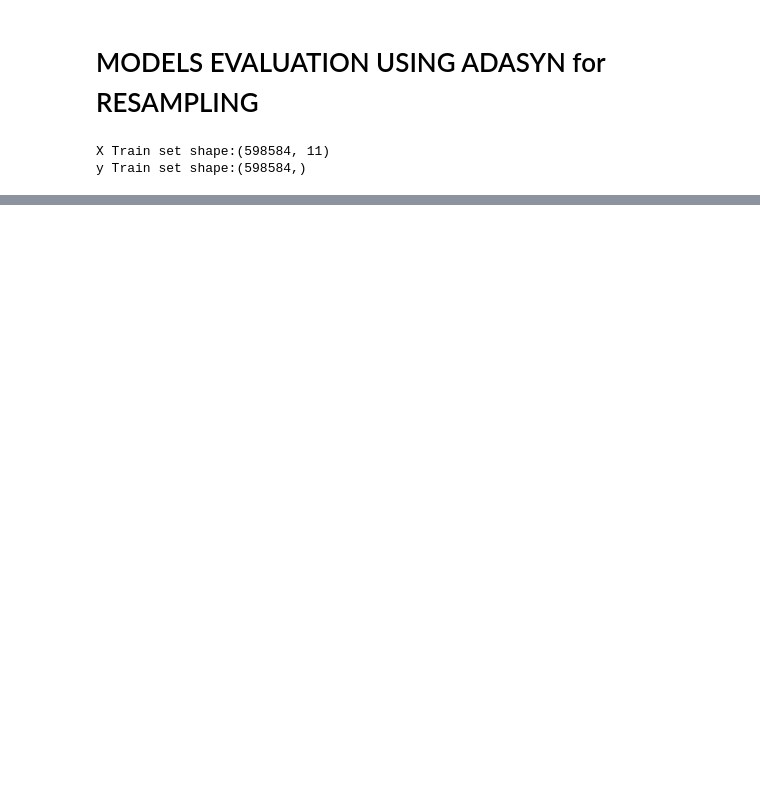
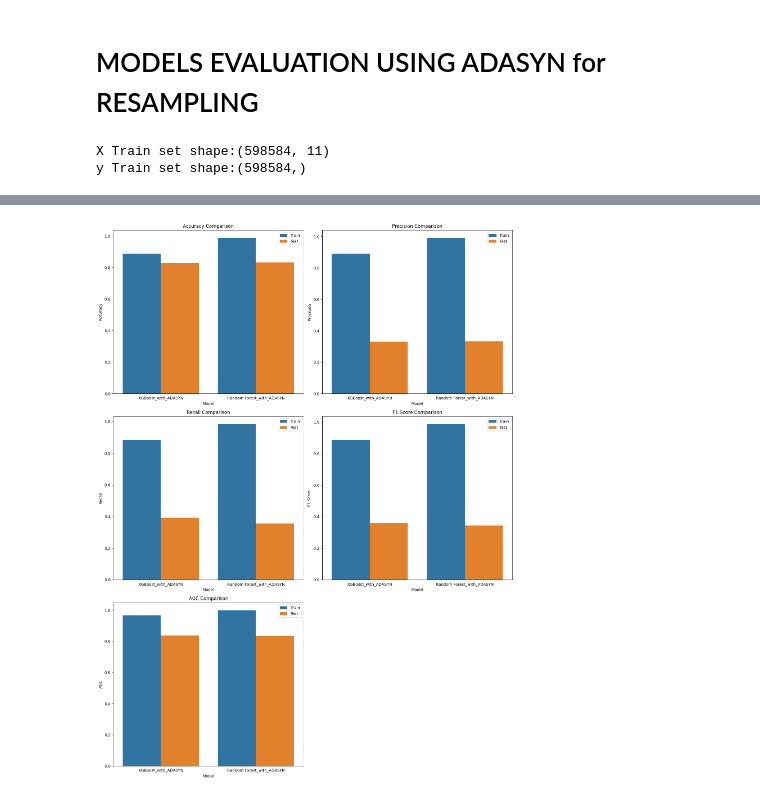
Before and after one commit to Silvano315/Health-Insurance-Prediction, a Jupyter notebook: ML_models.ipynb, the cells around one changed output, grey strips where cells are left out. Drawn from its saved outputs; the diff is of its cells as text; code cells hidden in the pictures; blank space fills up the shorter version.

```diff
--- a/ML_models.ipynb
+++ b/ML_models.ipynb
@@ -178,0 +233,13 @@ for name, model in models.items():
+# %%
+# Load saved models
+
+models_ADASYN_dir = 'Models/Models_with_ADASYN'
+best_models_ADASYN = {}
+
+for model_file in os.listdir(models_ADASYN_dir):
+    if model_file.endswith('.joblib'):
+        model_name = model_file.split('.joblib')[0]
+        best_models_ADASYN[model_name] = joblib.load(os.path.join(models_ADASYN_dir, model_file))
+
+for name in best_models_ADASYN.keys():
+    print(f"Loaded model: {name}")
@@ -179,21 +249,18 @@ for name, model in models.items():
 # %%
 # Models evaluation on training and test sets
 
-results_train = {}
-results_test = {}
+results_ADASYN_train = {}
+results_ADASYN_test = {}
 
-for name, model in best_models.items():
-    results_train[name] = evaluate_model(model, X_train_resampled, y_train_resampled)
-    results_test[name] = evaluate_model(model, X_test, y_test)
+for name, model in best_models_ADASYN.items():
+    results_ADASYN_train[name] = evaluate_model(model, X_train_resampled, y_train_resampled)
+    results_ADASYN_test[name] = evaluate_model(model, X_test, y_test)
 
-# Creazione di DataFrame per confrontare i risultati
 metrics = ['Accuracy', 'Precision', 'Recall', 'F1 Score', 'AUC']
 
-train_metrics_df = pd.DataFrame.from_dict(results_train, orient='index', columns=metrics)
-test_metrics_df = pd.DataFrame.from_dict(results_test, orient='index', columns=metrics)
+train_metrics_df_ADASYN = pd.DataFrame.from_dict({name: scores[:5] for name, scores in results_ADASYN_train.items()}, orient='index', columns=metrics)
+test_metrics_df_ADASYN = pd.DataFrame.from_dict({name: scores[:5] for name, scores in results_ADASYN_test.items()}, orient='index', columns=metrics)
 
-# Concatenazione dei DataFrame
-comparison_df = pd.concat([train_metrics_df, test_metrics_df], keys=['Train', 'Test'], axis=0)
+comparison_df_ADASYN = pd.concat([train_metrics_df_ADASYN, test_metrics_df_ADASYN], keys=['Train', 'Test'], axis=0)
 
-# Visualizzazione dei risultati
-print(comparison_df)
+comparison_df_ADASYN
@@ -200,3 +273,9 @@ print(comparison_df)
+# %%
+# Visualize comparison results
+
+plot_metrics_comparison(comparison_df_ADASYN)
+# %% [output]
+[figure, added]
 # %%
 # ROC curve and AUC:
 
```
Also changed, not shown: parts of 11 cells of this notebook.
